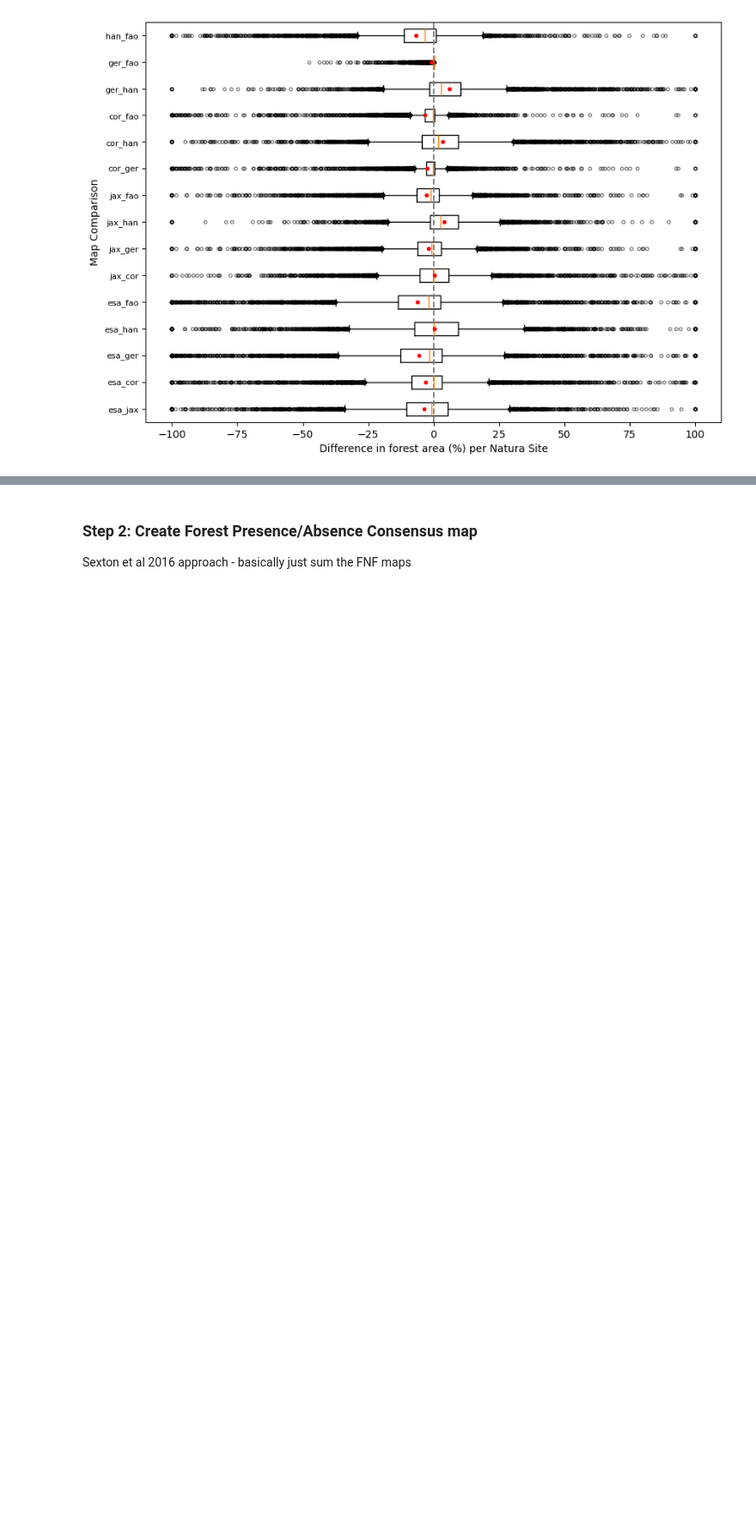
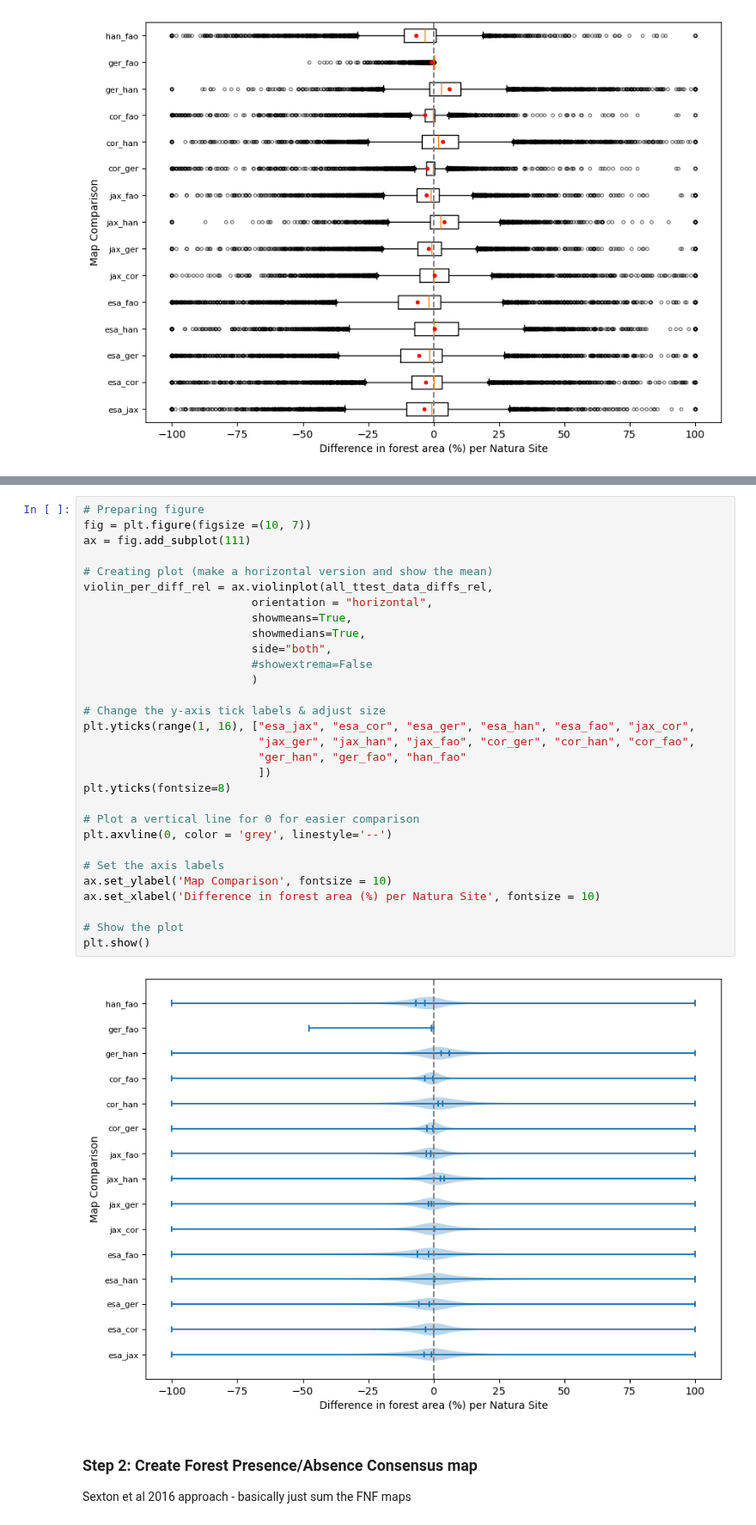
Before and after one commit to n-mo92/nm_forest_thesis, a Jupyter notebook: rq1_step3_comp.ipynb, the cells around one changed output, grey strips where cells are left out. Shown at 86% size. Drawn from its saved outputs; the diff is of its cells as text; blank space fills up the shorter version.

```diff
--- a/rq1_step3_comp.ipynb
+++ b/rq1_step3_comp.ipynb
@@ -804,3 +772,35 @@ Further, the Hansen/FAO comparison has perhaps the highest differences which als
+# %%
+# Preparing figure
+fig = plt.figure(figsize =(10, 7))
+ax = fig.add_subplot(111)
+
+# Creating plot (make a horizontal version and show the mean)
+violin_per_diff_rel = ax.violinplot(all_ttest_data_diffs_rel,
+                         orientation = "horizontal",
+                         showmeans=True,
+                         showmedians=True,
+                         side="both",
+                         #showextrema=False
+                         )
+
+# Change the y-axis tick labels & adjust size
+plt.yticks(range(1, 16), ["esa_jax", "esa_cor", "esa_ger", "esa_han", "esa_fao", "jax_cor",
+                          "jax_ger", "jax_han", "jax_fao", "cor_ger", "cor_han", "cor_fao",
+                          "ger_han", "ger_fao", "han_fao"
+                          ])
+plt.yticks(fontsize=8)
+
+# Plot a vertical line for 0 for easier comparison
+plt.axvline(0, color = 'grey', linestyle='--')
+
+# Set the axis labels
+ax.set_ylabel('Map Comparison', fontsize = 10)
+ax.set_xlabel('Difference in forest area (%) per Natura Site', fontsize = 10)
+
+# Show the plot
+plt.show()
+# %% [output]
+[figure, added]
 # %% [markdown]
 ### Step 2: Create Forest Presence/Absence Consensus map
 
```
Also changed, not shown: parts of 8 cells of this notebook.
